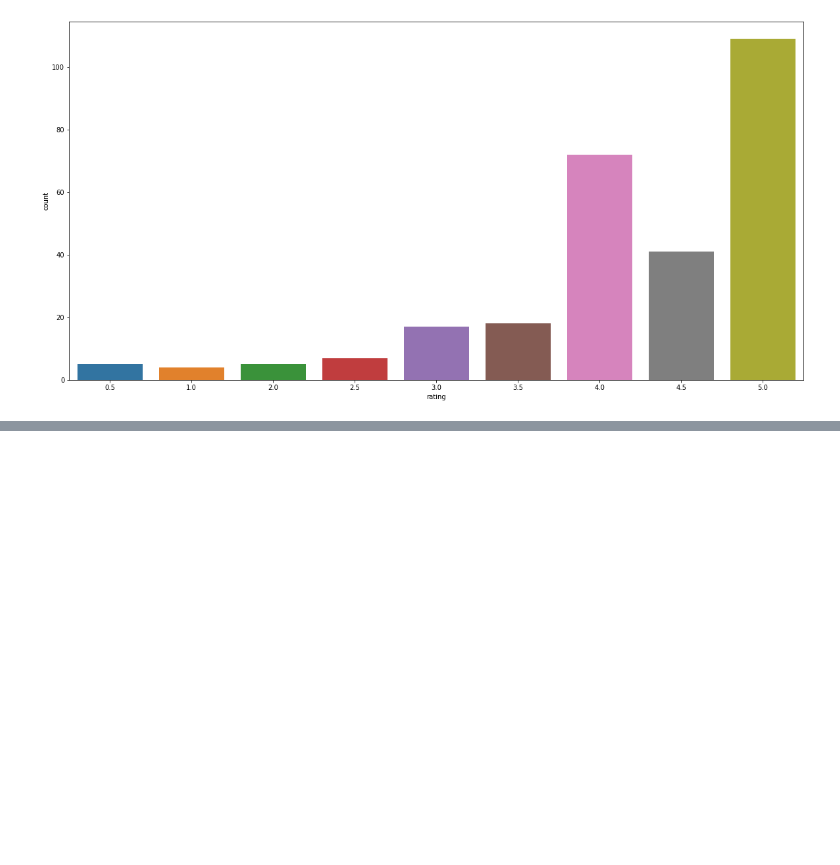
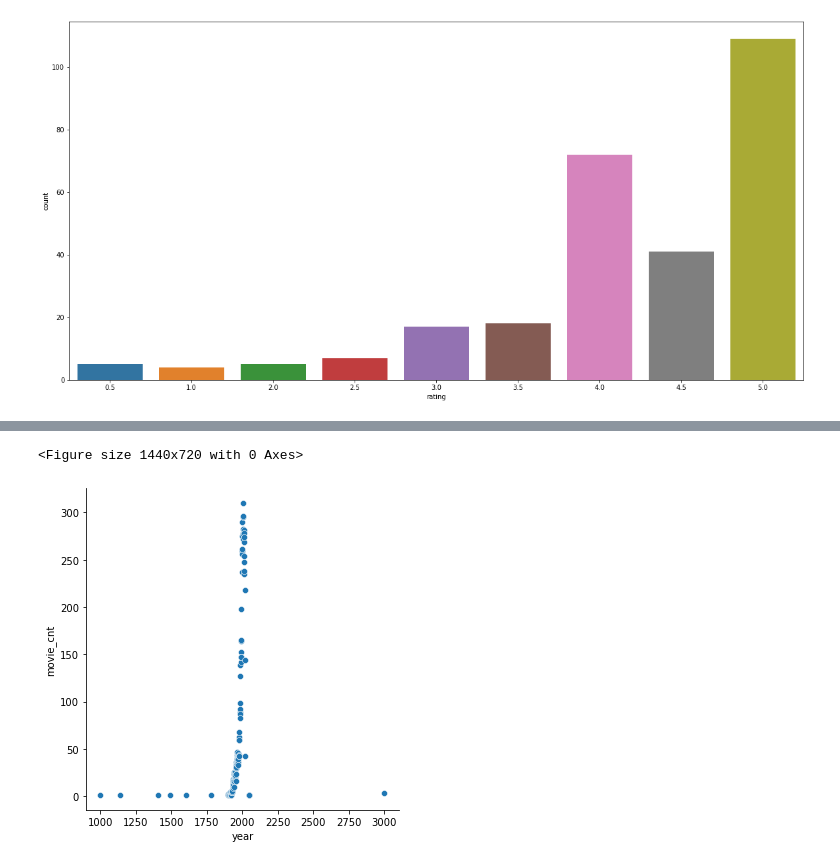
Before and after one commit to rymyung/recommendation, a Jupyter notebook: MovieLens.ipynb, the cells around one changed output, grey strips where cells are left out. Drawn from its saved outputs; the diff is of its cells as text; code cells hidden in the pictures; blank space fills up the shorter version.

```diff
--- a/MovieLens.ipynb
+++ b/MovieLens.ipynb
@@ -341,0 +459,2 @@ draw_count(data=rating[rating["movieId"]==2571], column="rating")
+# %%
+movie_all.drop("genres", axis=1, inplace=True)
@@ -341,0 +584,3 @@ draw_count(data=rating[rating["movieId"]==2571], column="rating")
+# %%
+title = movie_all.copy()
+title.head()
@@ -341,0 +595,3 @@ draw_count(data=rating[rating["movieId"]==2571], column="rating")
+# %%
+title["year"] = title["title"].str.extract("(\d\d\d\d)")
+title[["movieId", "title", "year"]].head()
@@ -341,0 +642,3 @@ draw_count(data=rating[rating["movieId"]==2571], column="rating")
+# %%
+year = pd.DataFrame({"movie_cnt":title.groupby("year")["movieId"].nunique()}).reset_index()
+year["year"] = year["year"].astype(int)
@@ -341,0 +682,7 @@ draw_count(data=rating[rating["movieId"]==2571], column="rating")
+# %%
+plt.figure(figsize=(20,10))
+sns.relplot(data=year, x="year", y="movie_cnt")
+plt.show()
+# %% [output]
+<Figure size 1440x720 with 0 Axes>
+[figure, added]
```
Also changed, not shown: parts of 35 cells of this notebook.
